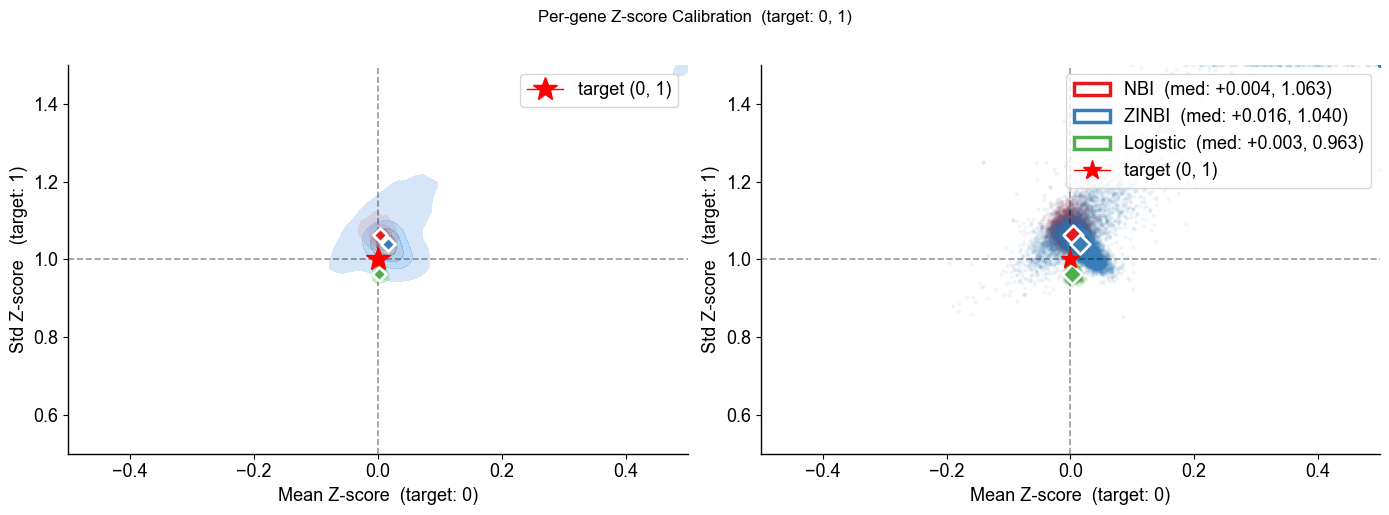
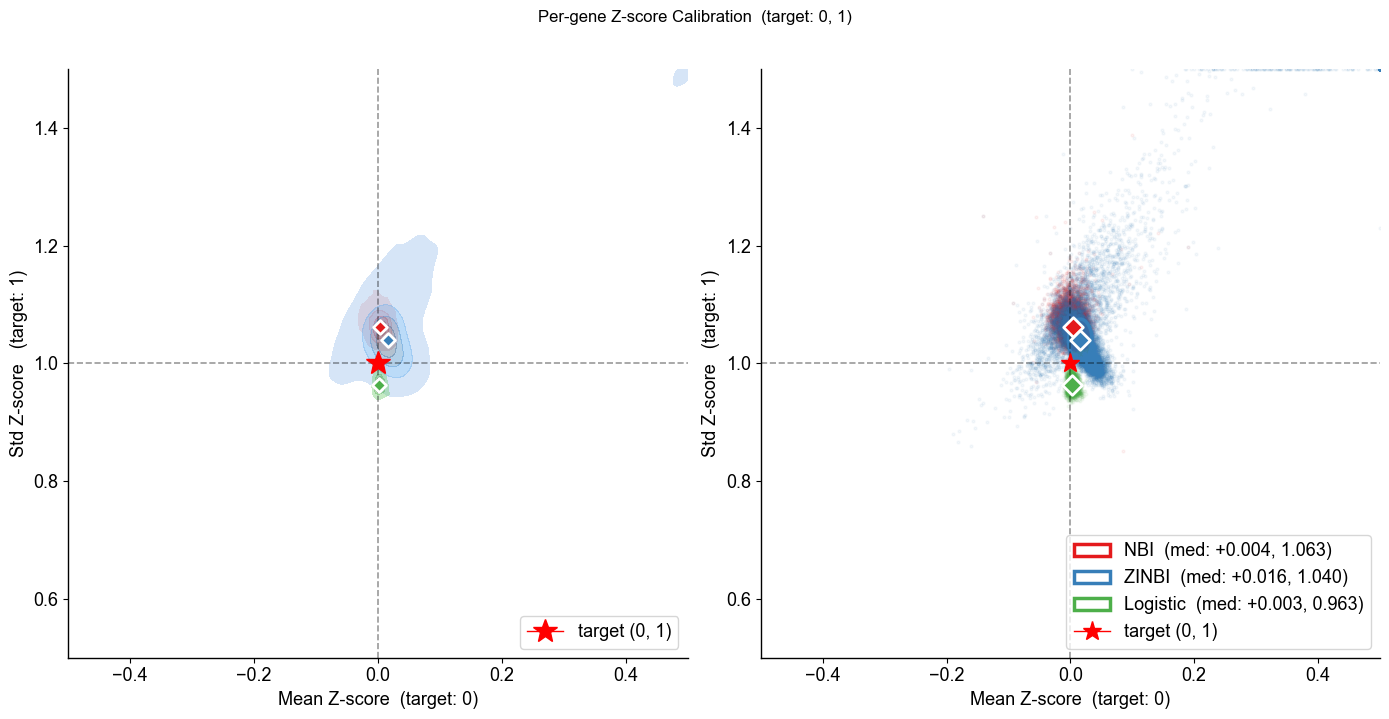
The notebook cell's code change between the first figure and the second:
--- before
+++ after
@@ -1,3 +1,3 @@
-fig, axes = plt.subplots(1, 2, figsize=(14, 5))
+fig, axes = plt.subplots(1, 2, figsize=(14, 7))
 xlim = (-0.5, 0.5)
 ylim = (0.5, 1.5)
@@ -20,5 +20,5 @@
 ax.set_xlabel('Mean Z-score  (target: 0)')
 ax.set_ylabel('Std Z-score   (target: 1)')
-ax.legend()
+ax.legend(loc='lower right')
 
 # ── Right: scatter + IQR ellipse ─────────────────────────────────
@@ -47,5 +47,5 @@
 ax.set_xlabel('Mean Z-score  (target: 0)')
 ax.set_ylabel('Std Z-score   (target: 1)')
-ax.legend( loc='upper right')
+ax.legend(loc='lower right')
 
 plt.suptitle('Per-gene Z-score Calibration  (target: 0, 1)',

Commit: code refactoring : code theme